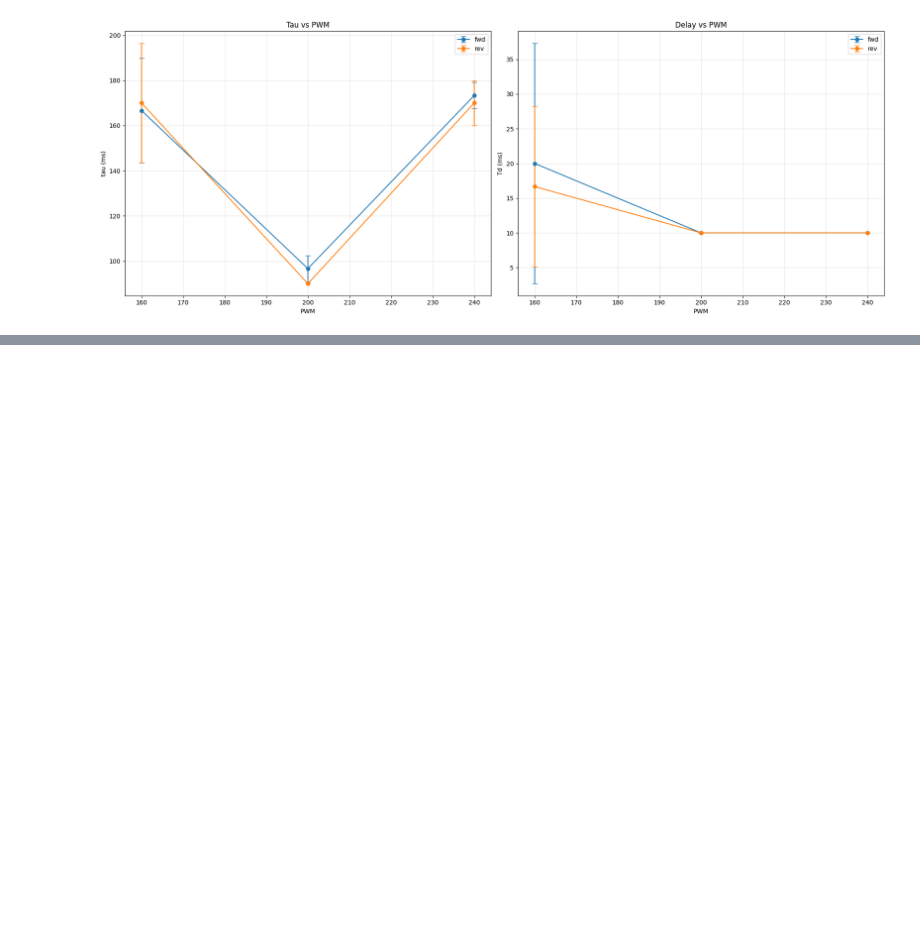
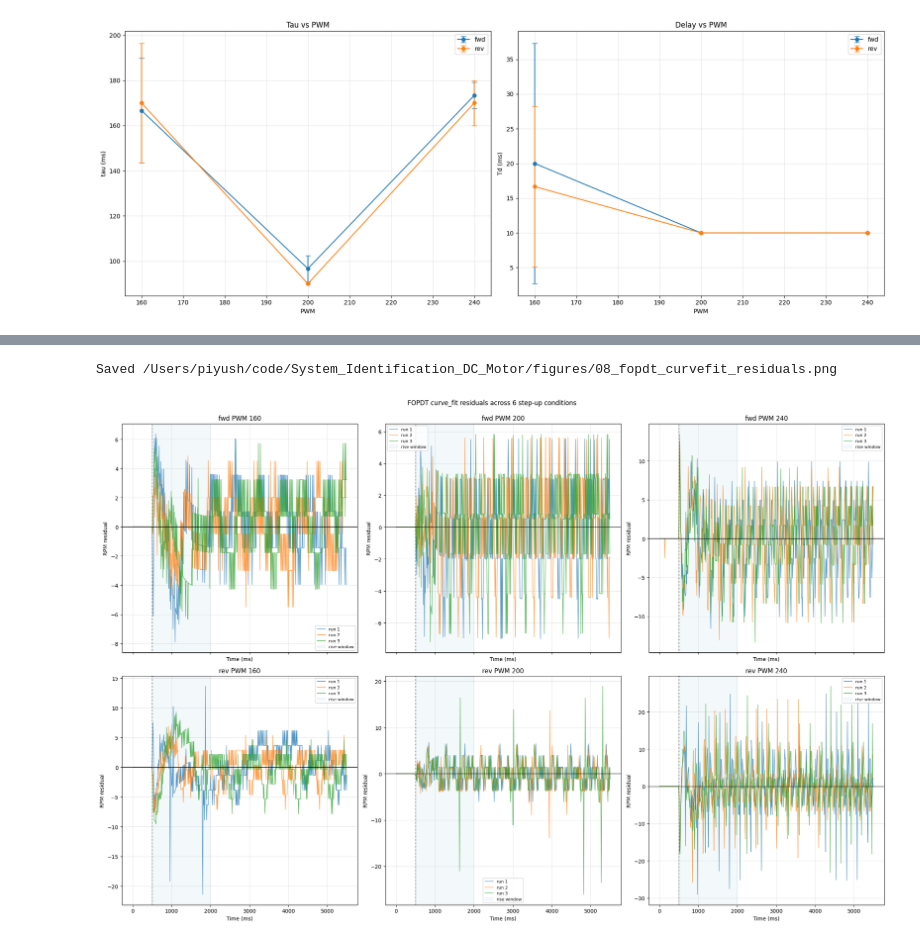
Before and after one commit to Piyushiitk24/System_Identification_DC_Motor, a Jupyter notebook: notebooks/03_step_responses.ipynb, the cells around one changed output, grey strips where cells are left out. Drawn from its saved outputs; the diff is of its cells as text; code cells hidden in the pictures; blank space fills up the shorter version.

Commit message:
Phase 2.1: curve_fit FOPDT — V-shape tau confirmed, residual structure documented

```diff
--- a/notebooks/03_step_responses.ipynb
+++ b/notebooks/03_step_responses.ipynb
@@ -301,0 +395,27 @@ Saved /Users/piyush/code/System_Identification_DC_Motor/figures/07_tau_td_vs_pwm
+# %%
+conditions = [("fwd", 160), ("fwd", 200), ("fwd", 240), ("rev", 160), ("rev", 200), ("rev", 240)]
+fig, axes = plt.subplots(2, 3, figsize=(21, 14), sharex=True)
+for ax, (direction, pwm) in zip(axes.ravel(), conditions):
+    for run in sorted(r for (d, p, r) in trials if d == direction and p == pwm):
+        df = trials[(direction, pwm, run)]
+        fit = curvefit_trial.query("direction == @direction and pwm == @pwm and run == @run").iloc[0]
+        pred = fopdt_model(df["t_ms"], fit["K_ss"], fit["Td_ms"], fit["tau_ms"])
+        resid = df["rpm"].to_numpy(dtype=float) - pred
+        ax.plot(df["t_ms"], resid, linewidth=1.0, alpha=0.75, label=f"run {run}")
+    ax.axhline(0, color="black", linewidth=1.0)
+    ax.axvline(STEP_START_MS, color="black", linestyle=":", linewidth=1.0)
+    ax.axvspan(STEP_START_MS, STEP_START_MS + 1500, color="tab:blue", alpha=0.05, label="rise window")
+    ax.set_title(f"{direction} PWM {pwm}")
+    ax.set_xlabel("Time (ms)")
+    ax.set_ylabel("RPM residual")
+    ax.grid(True, alpha=0.3)
+    ax.legend(fontsize=8)
+fig.suptitle("FOPDT curve_fit residuals across 6 step-up conditions", y=0.995)
+fig.tight_layout()
+out = FIG_DIR / "08_fopdt_curvefit_residuals.png"
+fig.savefig(out, dpi=100)
+print(f"Saved {out}")
+plt.show()
+# %% [output]
+Saved /Users/piyush/code/System_Identification_DC_Motor/figures/08_fopdt_curvefit_residuals.png
+[figure, added]
```
Also changed, not shown: parts of 4 cells of this notebook, 4 other files.
